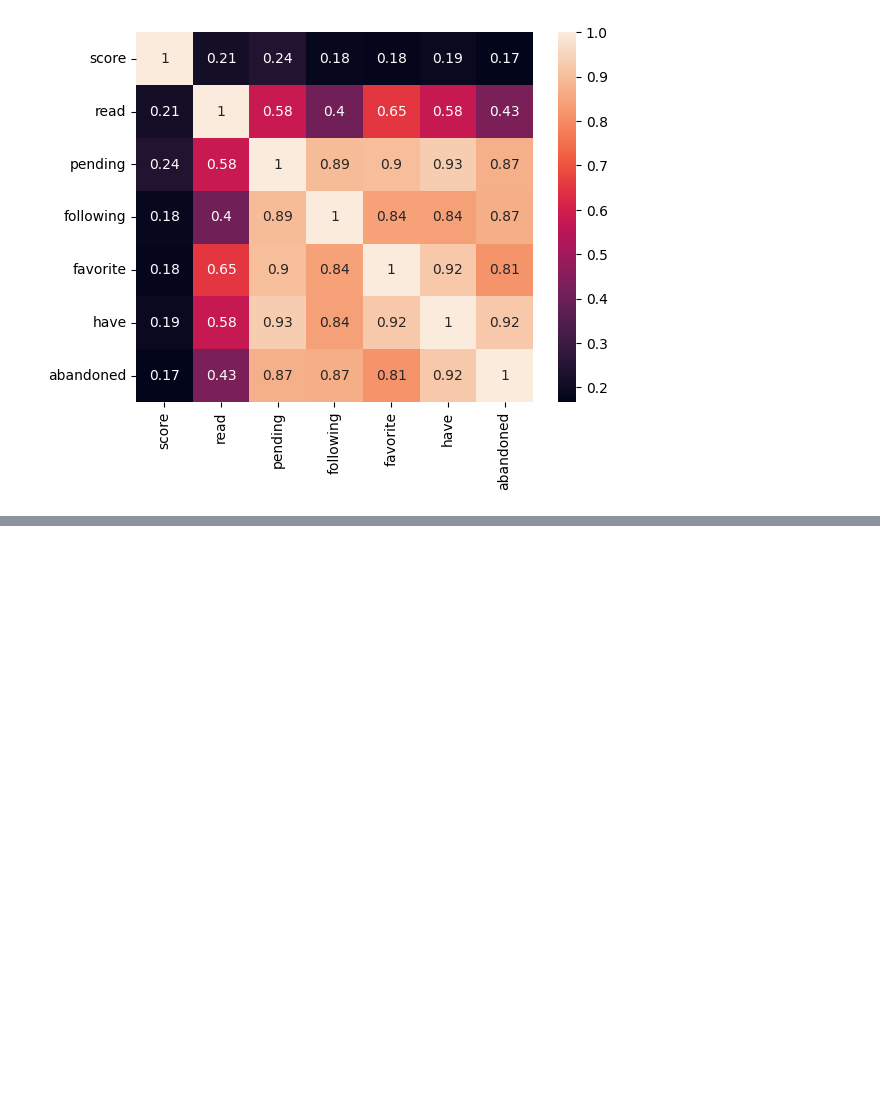
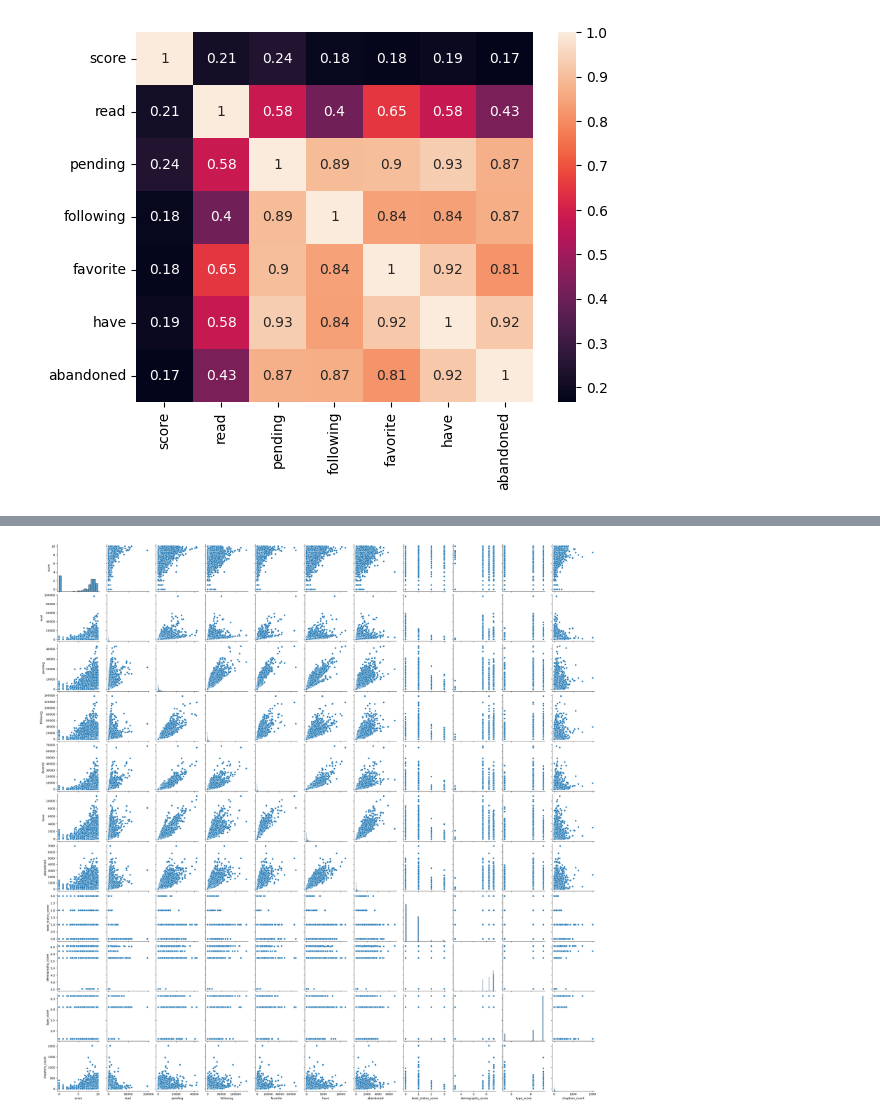
Before and after one commit to maestre7/manga_online_ML, a Jupyter notebook: notebooks/01_EDA.ipynb, the cells around one changed output, grey strips where cells are left out. Drawn from its saved outputs; the diff is of its cells as text; code cells hidden in the pictures; blank space fills up the shorter version.

```diff
--- a/notebooks/01_EDA.ipynb
+++ b/notebooks/01_EDA.ipynb
@@ -137,0 +185,4 @@ sns.heatmap(data_df[['score', 'read', 'pending', 'following', 'favorite', 'have'
+# %%
+sns.pairplot(data_df[['score', 'read', 'pending', 'following', 'favorite', 'have', 'abandoned', 'book_status_score', 'demography_score', 'type_score', 'chapters_count']]);
+# %% [output]
+[figure, added]
```
Also changed, not shown: parts of 10 cells of this notebook, 6 other files.
